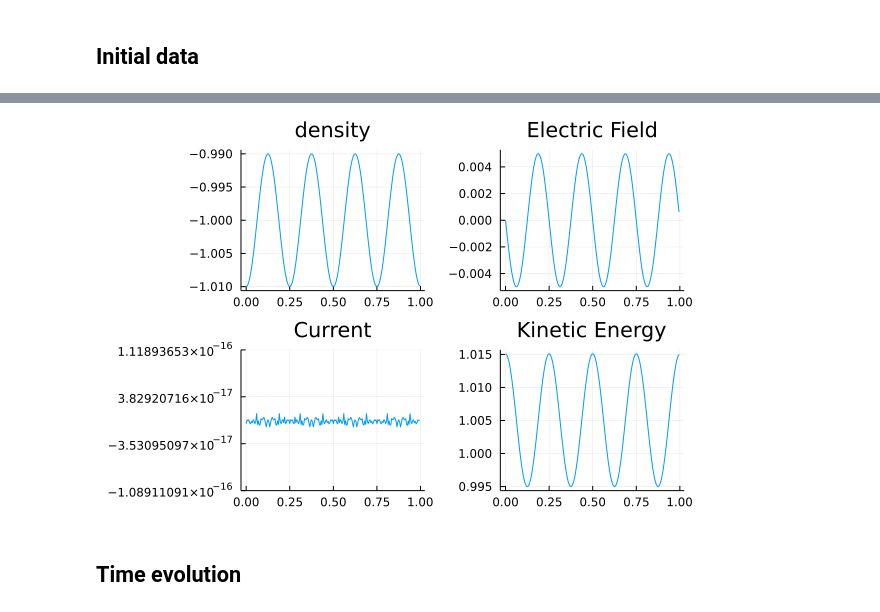
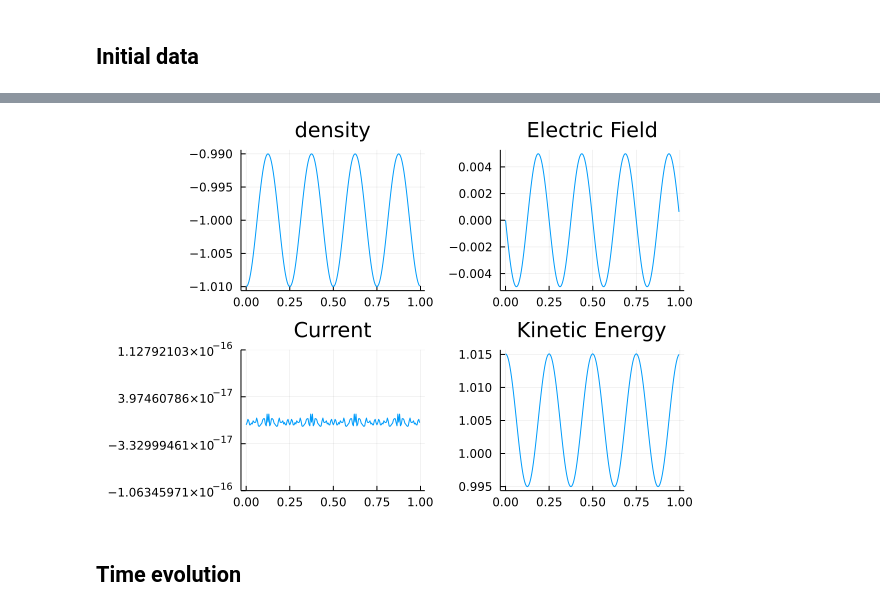
Before and after one commit to reula/Vlasov, a Jupyter notebook: vlasov_1.ipynb, the cells around one changed output, grey strips where cells are left out. Saved outputs shown, nothing was run; the diff lists cells and outputs as text; code cells hidden in the pictures.

```diff
--- a/vlasov_1.ipynb
+++ b/vlasov_1.ipynb
@@ -114,7 +116,8 @@ k = 2*π*n/Lx
 const κ = 2π/Lx
 
 
-p = [get_p(j,dp,Np) for j ∈ 1:Np];
+p = [get_p(j,dp,Np)/m for j ∈ 1:Np]
+v = [p[j]/sqrt(1+p[j]^2) for j ∈ 1:Np];
 # %%
 #E = zeros(Nx)
 #ϕ = zeros(Nx)
@@ -158,19 +161,19 @@ n0 = -1.0000000000000009
  0.0006250181503376879
 # %%
 E_i = deepcopy(u[Nx*Np+1:end])
-get_current!(u, S, (Nx, dx, Np, dp, m, e));
+get_current!(u, S, (Nx, dx, Np, dp, v, m, e));
 get_density!(u, ρ, (Nx, dx, Np, dp, m, e))
 plot(get_K_energy!(u,E_K,(Nx, dx, Np, dp)))
 
 x = [(i-1)*dx for i in 1:Nx]
 
 plot(layout=(2,2))
 plot!(subplot=1,x,ρ, title = "density", legend = :false)
 plot!(subplot=2,x,E_i, title = "Electric Field", legend = :false)
 plot!(subplot=3,x,S, title = "Current", legend = :false)
 plot!(subplot=4,x,E_K, title = "Kinetic Energy", legend = :false)
 # %% [output]
-[figure, old version]
+[figure, new version]
 # %% [markdown]
 ## Time evolution
 # %%
```
Also changed, not shown: parts of 9 cells of this notebook, 2 other files.
